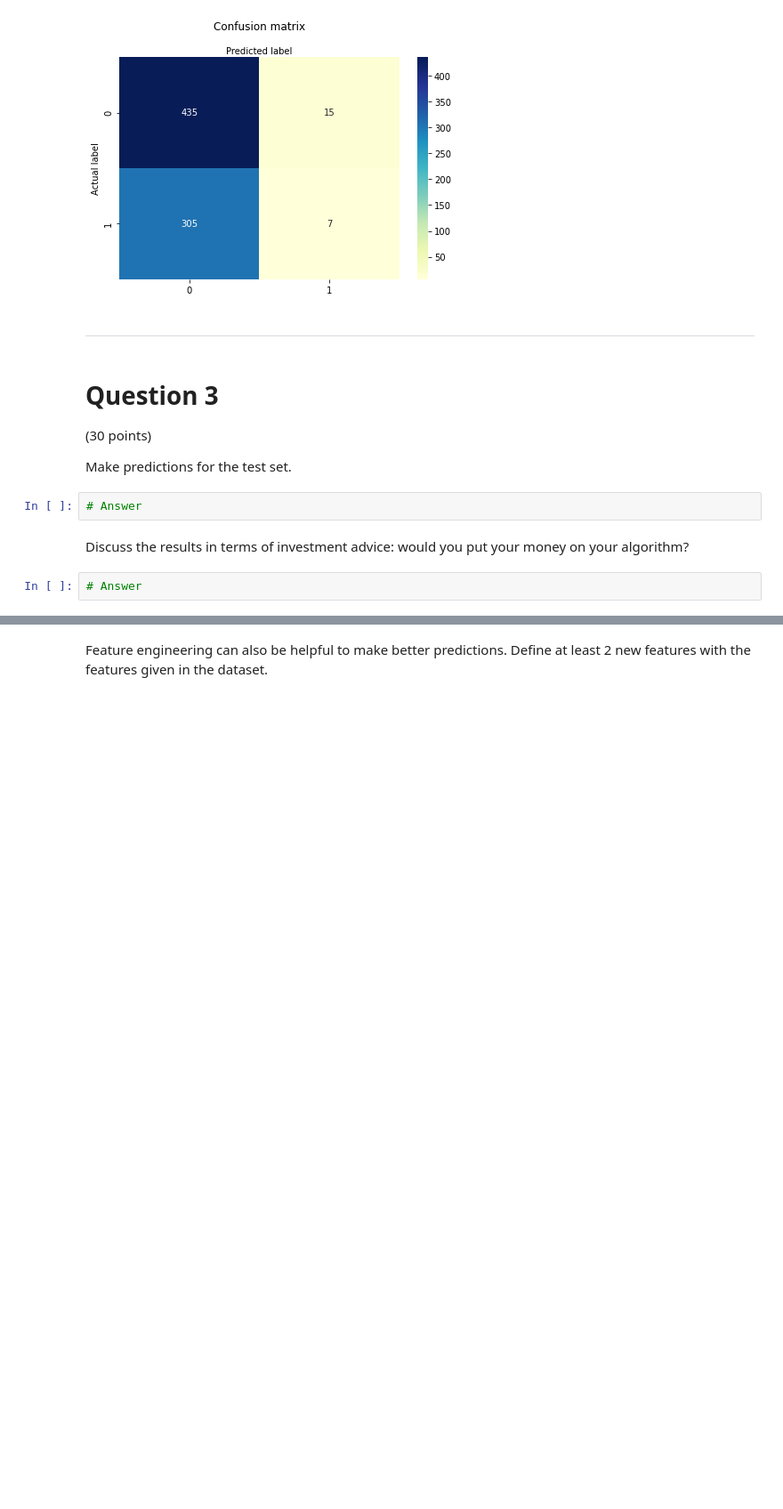
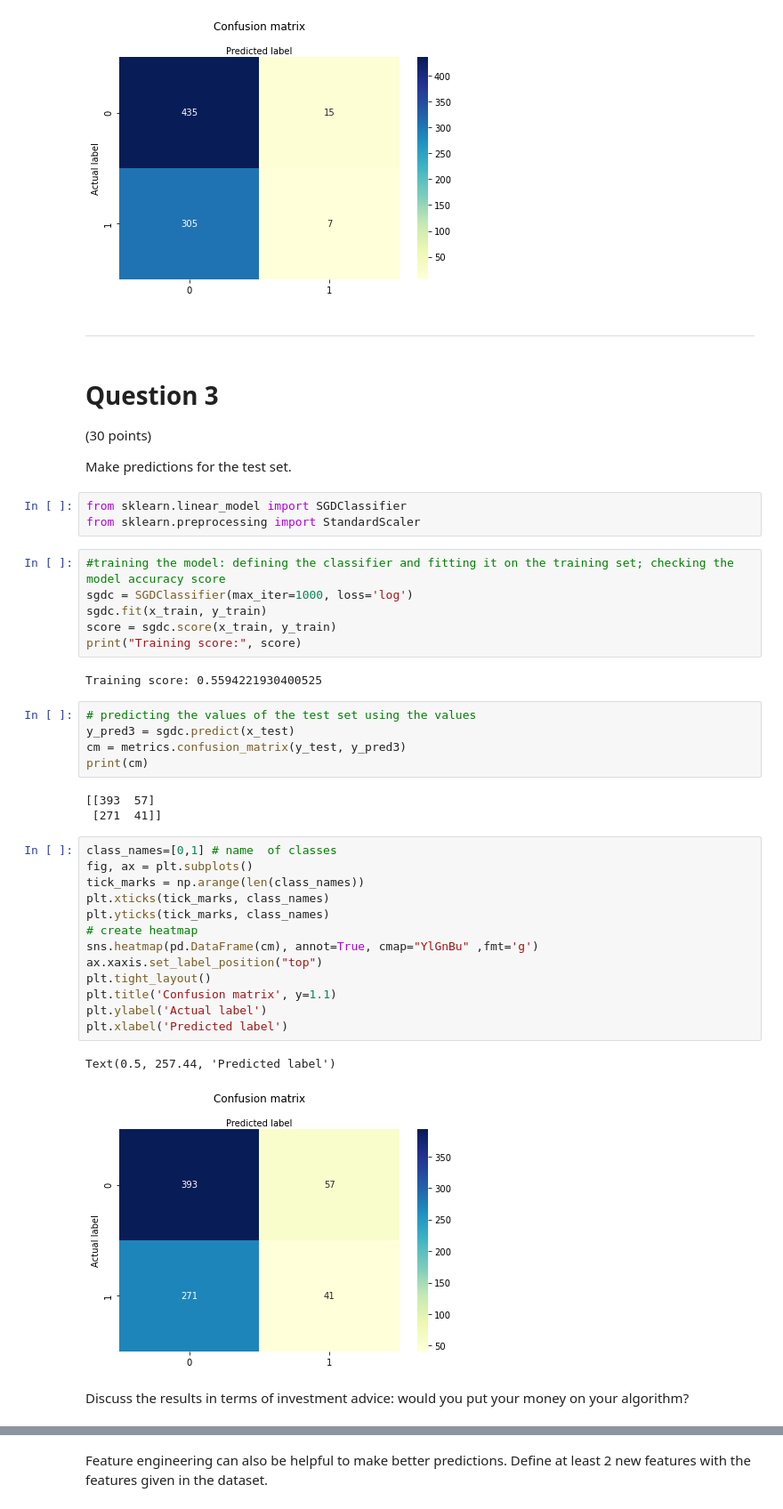
Before and after one commit to Nsmid/Machine-Learning-for-Finance, a Jupyter notebook: assignment 1/assignment1_groupXX_2021.ipynb, the cells around one changed output, grey strips where cells are left out. Shown at 89% size. Saved outputs shown, nothing was run; the diff lists cells and outputs as text; blank space fills up the shorter version.

```diff
--- a/assignment 1/assignment1_groupXX_2021.ipynb
+++ b/assignment 1/assignment1_groupXX_2021.ipynb
@@ -428,9 +428,40 @@ Text(0.5, 257.44, 'Predicted label')
 (30 points)
 
 Make predictions for the test set.
-# %%
-# Answer
+# %%
+from sklearn.linear_model import SGDClassifier
+from sklearn.preprocessing import StandardScaler
+# %%
+#training the model: defining the classifier and fitting it on the training set; checking the model accuracy score
+sgdc = SGDClassifier(max_iter=1000, loss='log')
+sgdc.fit(x_train, y_train)
+score = sgdc.score(x_train, y_train)
+print("Training score:", score)
+# %% [output]
+Training score: 0.5594221930400525
+# %%
+# predicting the values of the test set using the values
+y_pred3 = sgdc.predict(x_test)
+cm = metrics.confusion_matrix(y_test, y_pred3)
+print(cm)
+# %% [output]
+[[393  57]
+ [271  41]]
+# %%
+class_names=[0,1] # name  of classes
+fig, ax = plt.subplots()
+tick_marks = np.arange(len(class_names))
+plt.xticks(tick_marks, class_names)
+plt.yticks(tick_marks, class_names)
+# create heatmap
+sns.heatmap(pd.DataFrame(cm), annot=True, cmap="YlGnBu" ,fmt='g')
+ax.xaxis.set_label_position("top")
+plt.tight_layout()
+plt.title('Confusion matrix', y=1.1)
+plt.ylabel('Actual label')
+plt.xlabel('Predicted label')
+# %% [output]
+Text(0.5, 257.44, 'Predicted label')
+[figure, added]
 # %% [markdown]
 Discuss the results in terms of investment advice: would you put your money on your algorithm?
-# %%
-# Answer
```
Also changed, not shown: parts of 16 cells of this notebook.
